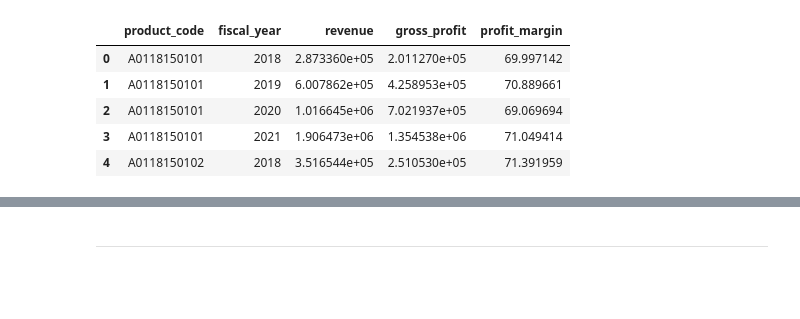
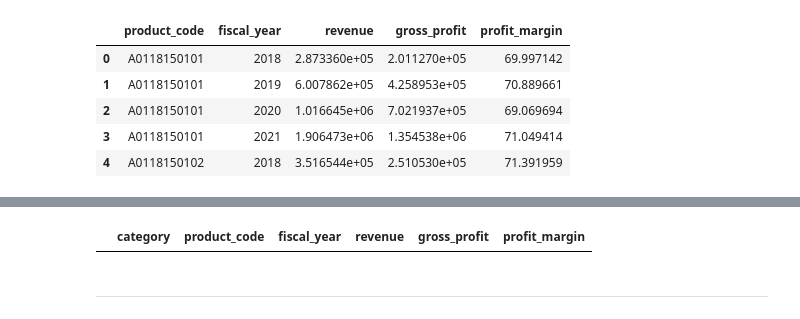
Before and after one commit to CesarChaparro1974/Financial_Analysis_Project, a Jupyter notebook: final_project.ipynb, the cells around one changed output, grey strips where cells are left out. Cells and saved outputs as stored; diff of their text form; code cells hidden in the pictures; blank space fills up the shorter version.

```diff
--- a/final_project.ipynb
+++ b/final_project.ipynb
@@ -1722,3 +1727,11 @@ print(aggregated_by_category)
+# %%
+# Filter out rows where category is "Internal HDD" or "Graphic Card"
+filtered_df = joined_df[~joined_df['category'].isin(['Internal HDD', 'Graphic Card'])]
+
+# Display the filtered DataFrame
+filtered_df
+# %% [output]
+|  | category | product_code | fiscal_year | revenue | gross_profit | profit_margin |
 # %% [markdown]
 ***
 # %% [markdown]
```
Also changed, not shown: parts of 4 cells of this notebook.
